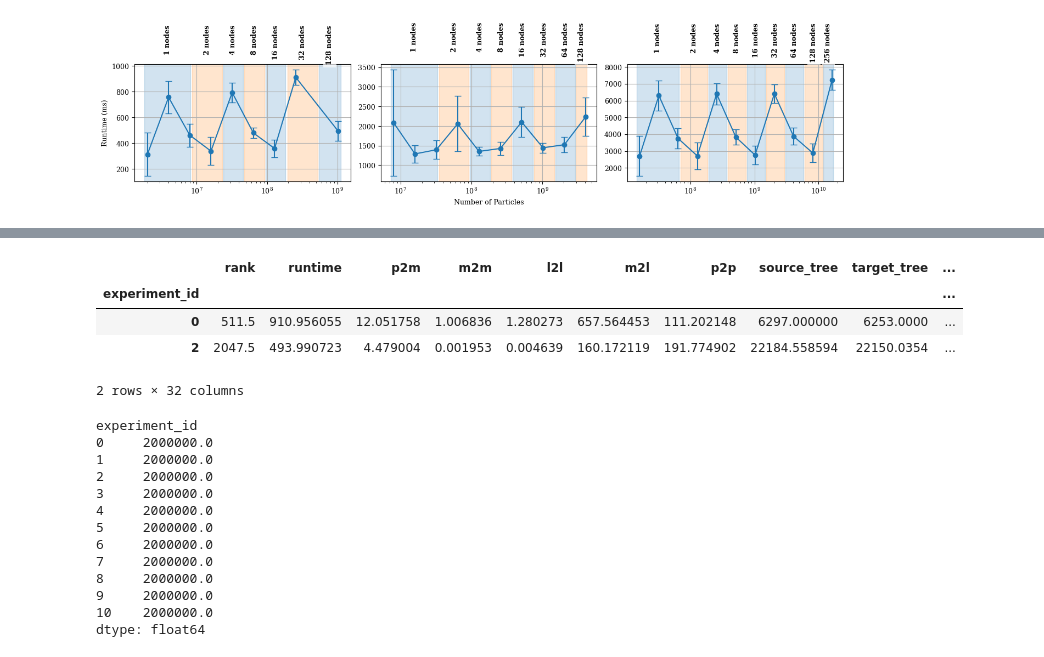
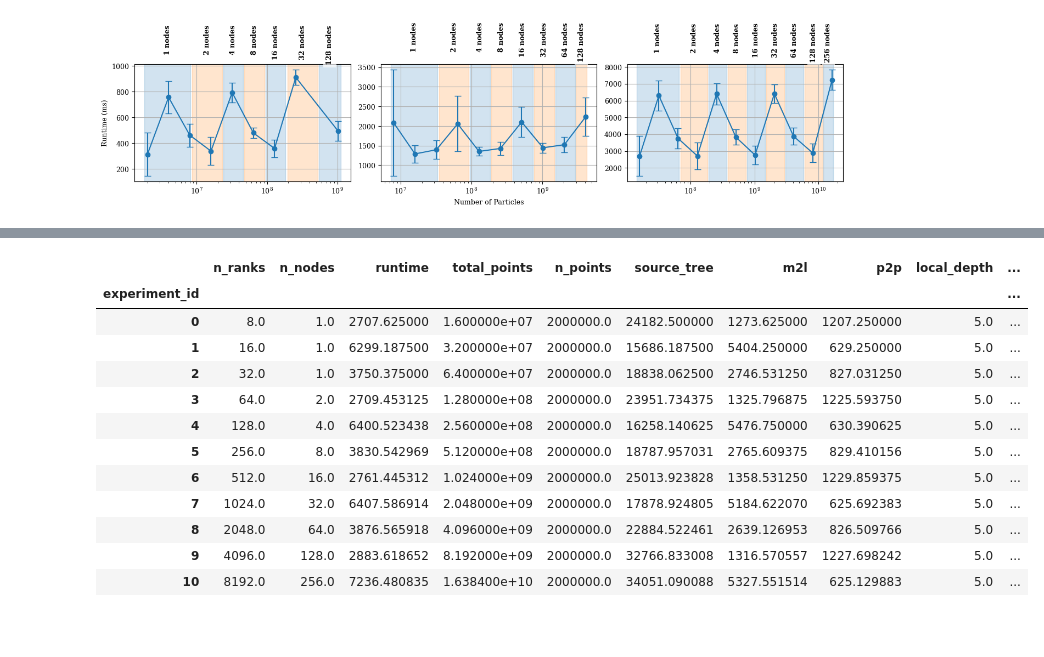
Before and after one commit to bempp/kifmm, a Jupyter notebook: hpc/archer2/data/ijhpca/Weak Scaling.ipynb, the cells around one changed output, grey strips where cells are left out. Drawn from its saved outputs; the diff is of its cells as text; code cells hidden in the pictures; blank space fills up the shorter version.

```diff
--- a/hpc/archer2/data/ijhpca/Weak Scaling.ipynb
+++ b/hpc/archer2/data/ijhpca/Weak Scaling.ipynb
@@ -312,24 +287,19 @@ Index(['experiment_id', 'rank', 'runtime', 'p2m', 'm2m', 'l2l', 'm2l', 'p2p',
-# %%
-df.groupby('experiment_id').mean()
-# %% [output]
-|  | rank | runtime | p2m | m2m | l2l | m2l | p2p | source_tree | target_tree | ... |
-| experiment_id |  |  |  |  |  |  |  |  |  | ... |
-| 0 | 511.5 | 910.956055 | 12.051758 | 1.006836 | 1.280273 | 657.564453 | 111.202148 | 6297.000000 | 6253.0000 | ... |
-| 2 | 2047.5 | 493.990723 | 4.479004 | 0.001953 | 0.004639 | 160.172119 | 191.774902 | 22184.558594 | 22150.0354 | ... |
-2 rows × 32 columns
-# %%
-tmp['total_points']/[tmp
-# %% [output]
-experiment_id
-0     2000000.0
-1     2000000.0
-2     2000000.0
-3     2000000.0
-4     2000000.0
-5     2000000.0
-6     2000000.0
-7     2000000.0
-8     2000000.0
-9     2000000.0
-10    2000000.0
-dtype: float64
+# %%
+tmp['local_trees_per_rank'] = 8**tmp['global_depth']/tmp['n_ranks']
+# %%
+# tmp = df_2e6.groupby('experiment_id').mean()[['n_ranks', 'n_nodes', 'runtime', 'total_points', 'n_points', 'source_tree', 'm2l', 'p2p', 'local_depth', 'global_depth', 'local_trees_per_rank']]
+tmp
+# %% [output]
+|  | n_ranks | n_nodes | runtime | total_points | n_points | source_tree | m2l | p2p | local_depth | ... |
+| experiment_id |  |  |  |  |  |  |  |  |  | ... |
+| 0 | 8.0 | 1.0 | 2707.625000 | 1.600000e+07 | 2000000.0 | 24182.500000 | 1273.625000 | 1207.250000 | 5.0 | ... |
+| 1 | 16.0 | 1.0 | 6299.187500 | 3.200000e+07 | 2000000.0 | 15686.187500 | 5404.250000 | 629.250000 | 5.0 | ... |
+| 2 | 32.0 | 1.0 | 3750.375000 | 6.400000e+07 | 2000000.0 | 18838.062500 | 2746.531250 | 827.031250 | 5.0 | ... |
+| 3 | 64.0 | 2.0 | 2709.453125 | 1.280000e+08 | 2000000.0 | 23951.734375 | 1325.796875 | 1225.593750 | 5.0 | ... |
+| 4 | 128.0 | 4.0 | 6400.523438 | 2.560000e+08 | 2000000.0 | 16258.140625 | 5476.750000 | 630.390625 | 5.0 | ... |
+| 5 | 256.0 | 8.0 | 3830.542969 | 5.120000e+08 | 2000000.0 | 18787.957031 | 2765.609375 | 829.410156 | 5.0 | ... |
+| 6 | 512.0 | 16.0 | 2761.445312 | 1.024000e+09 | 2000000.0 | 25013.923828 | 1358.531250 | 1229.859375 | 5.0 | ... |
+| 7 | 1024.0 | 32.0 | 6407.586914 | 2.048000e+09 | 2000000.0 | 17878.924805 | 5184.622070 | 625.692383 | 5.0 | ... |
+| 8 | 2048.0 | 64.0 | 3876.565918 | 4.096000e+09 | 2000000.0 | 22884.522461 | 2639.126953 | 826.509766 | 5.0 | ... |
+| 9 | 4096.0 | 128.0 | 2883.618652 | 8.192000e+09 | 2000000.0 | 32766.833008 | 1316.570557 | 1227.698242 | 5.0 | ... |
+| 10 | 8192.0 | 256.0 | 7236.480835 | 1.638400e+10 | 2000000.0 | 34051.090088 | 5327.551514 | 625.129883 | 5.0 | ... |
```
Also changed, not shown: parts of 13 cells of this notebook.
